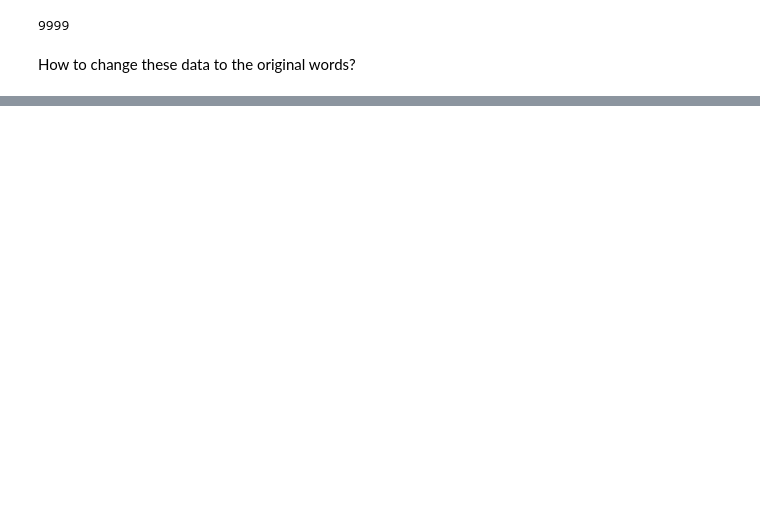
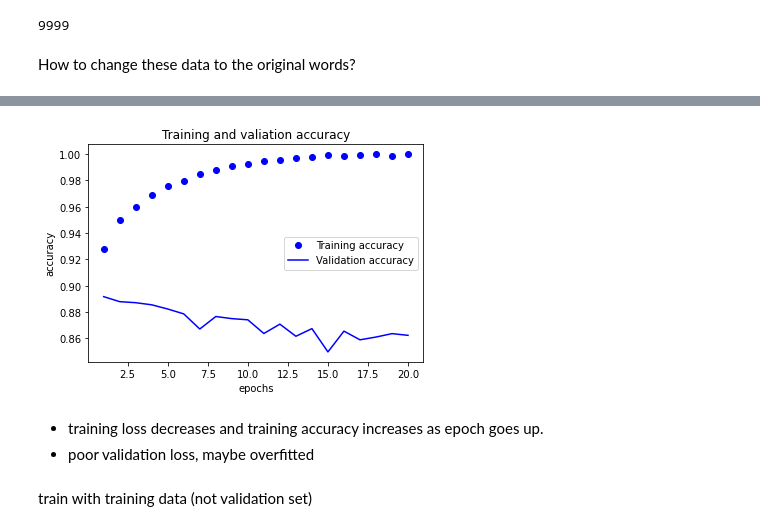
Before and after one commit to mjiii25/22-1_DL, a Jupyter notebook: gilbut_ch3.ipynb, the cells around one changed output, grey strips where cells are left out. Cells and saved outputs as stored; diff of their text form; code cells hidden in the pictures; blank space fills up the shorter version.

```diff
--- a/gilbut_ch3.ipynb
+++ b/gilbut_ch3.ipynb
@@ -103,0 +224,22 @@ Prepare data
+# %%
+## Visualize accuracy
+
+plt.clf()                                                                         # clear the plot
+acc = history_dict['accuracy']
+val_acc = history_dict['val_accuracy']
+
+plt.plot(epochs, acc, 'bo', label = 'Training accuracy')
+plt.plot(epochs, val_acc, 'b', label = 'Validation accuracy')
+plt.title('Training and valiation accuracy')
+plt.xlabel('epochs')
+plt.ylabel('accuracy')
+plt.legend()
+
+plt.show()
+# %% [output]
+[figure, added]
+# %% [markdown]
+- training loss decreases and training accuracy increases as epoch goes up.
+- poor validation loss, maybe overfitted
+# %% [markdown]
+train with training data (not validation set)
```
Also changed, not shown: parts of 24 cells of this notebook.
